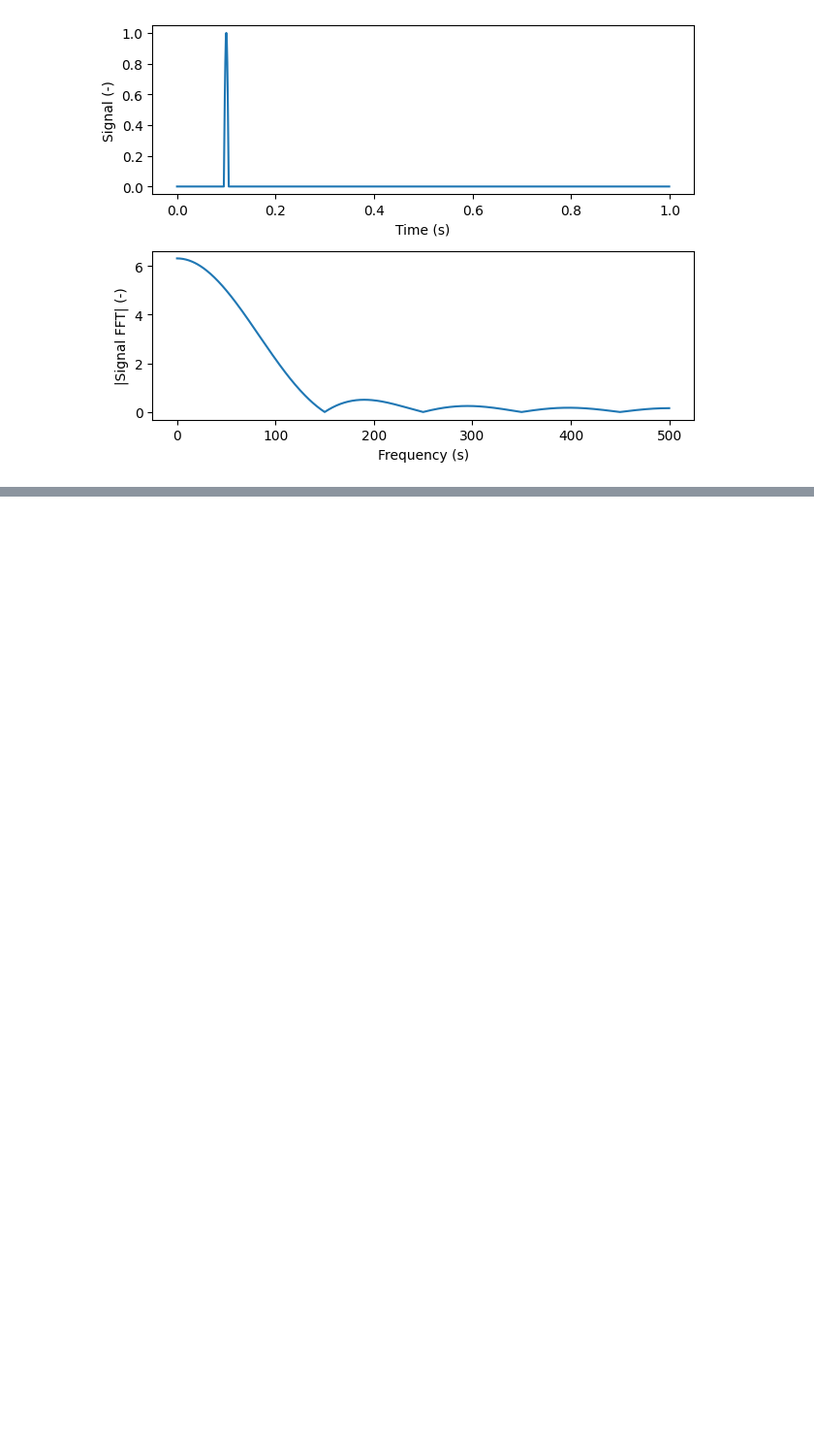
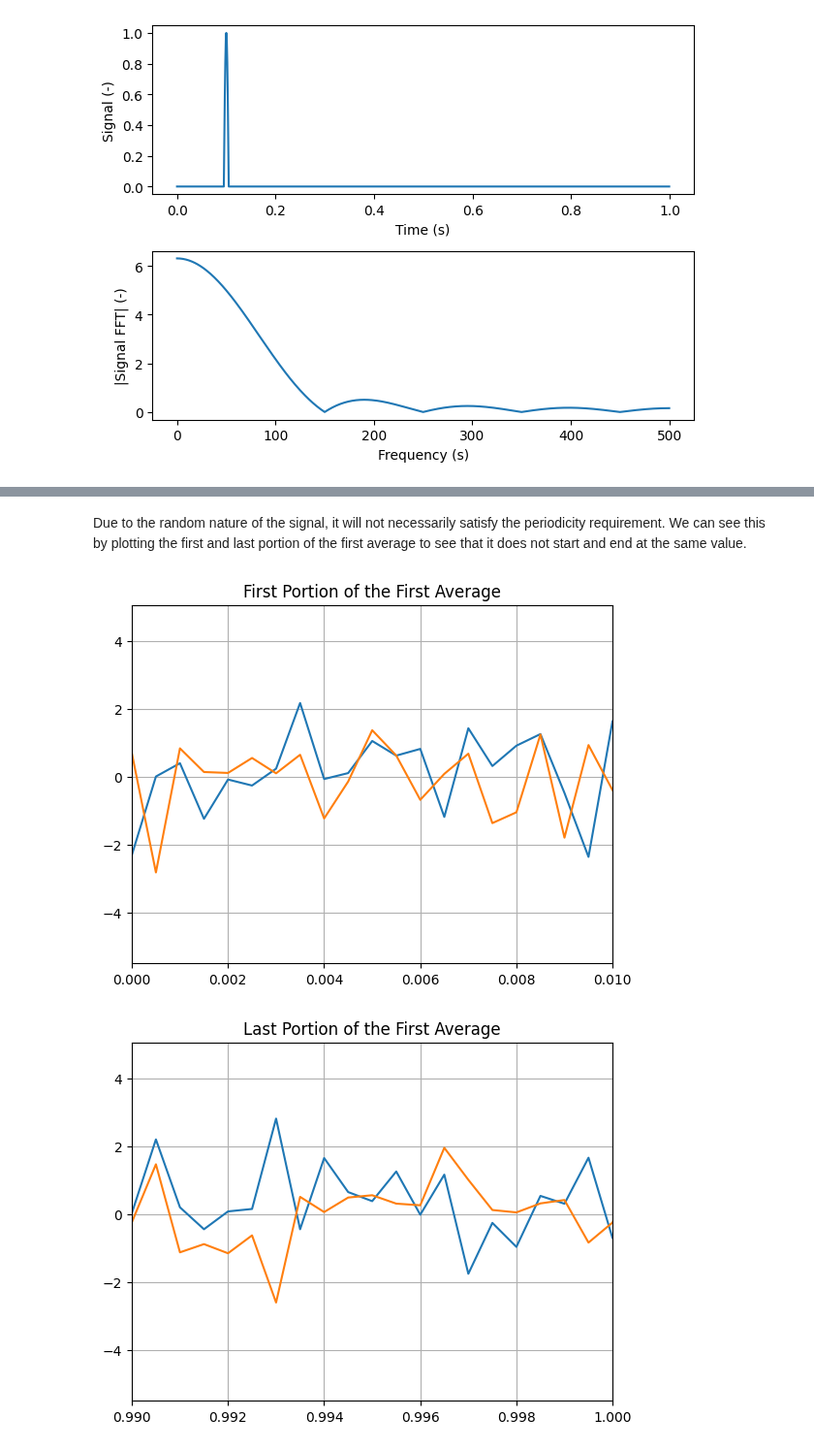
Before and after one commit to sandialabs/sdynpy, a Jupyter notebook: docs/source/modal_tutorials/Modal_05_Experimental_Modal_Analysis/Modal_05b_Types_of_Excitation.ipynb, the cells around one changed output, grey strips where cells are left out. Shown at 97% size. Saved outputs shown, nothing was run; the diff lists cells and outputs as text; code cells hidden in the pictures; blank space fills up the shorter version.

```diff
--- a/docs/source/modal_tutorials/Modal_05_Experimental_Modal_Analysis/Modal_05b_Types_of_Excitation.ipynb
+++ b/docs/source/modal_tutorials/Modal_05_Experimental_Modal_Analysis/Modal_05b_Types_of_Excitation.ipynb
@@ -229,0 +248,12 @@ fig.tight_layout()
+# %%
+# Import modules
+import sdynpy as sdpy
+import numpy as np
+import matplotlib.pyplot as plt
+# Import demo problem
+from sdynpy.demo.beam_plate import system,geometry
+# Solve for the modal solution so that we have an easier system to integrate
+shapes = system.eigensolution(maximum_frequency=1500)
+# Add damping
+shapes.damping = 0.01
+modal_system = shapes.system()
@@ -229,0 +262,5 @@ fig.tight_layout()
+# %%
+reference_dofs = sdpy.coordinate_array([1,41],3)
+response_dofs = sdpy.coordinate_array(np.arange(45)+1,3)
+
+geometry.plot_coordinate(reference_dofs);
@@ -229,0 +273,25 @@ fig.tight_layout()
+# %%
+# Multi-reference
+response_random_mimo,reference_random_mimo = modal_system.simulate_test(
+    bandwidth = 1000,
+    frame_length = 1000,
+    num_averages = 30,
+    excitation = 'random',
+    references = reference_dofs,
+    responses = response_dofs
+    )
+# %% [markdown]
+Due to the random nature of the signal, it will not necessarily satisfy the periodicity requirement.  We can see this by plotting the first and last portion of the first average to see that it does not start and end at the same value.
+# %%
+reference_random_mimo.plot()
+plt.xlim(0,0.01)
+plt.grid(True)
+plt.title('First Portion of the First Average')
+
+reference_random_mimo.plot()
+plt.xlim(0.99,1)
+plt.grid(True)
+plt.title('Last Portion of the First Average');
+# %% [output]
+[figure, added]
+[figure, added]
```
Also changed, not shown: parts of 10 cells of this notebook, 3 other files.
